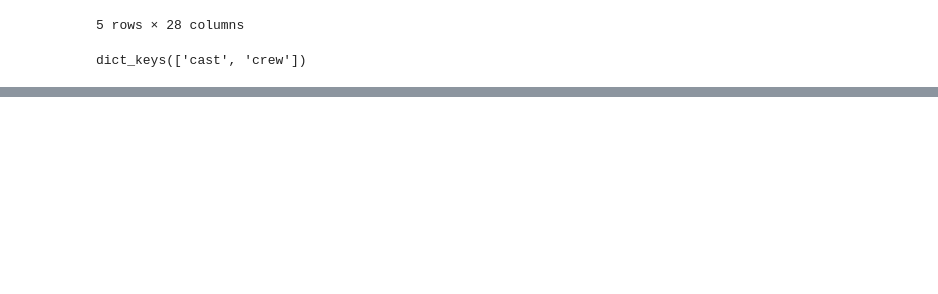
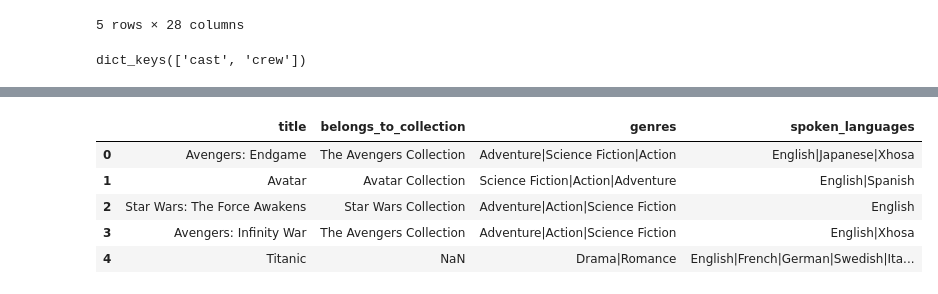
Before and after one commit to CasualLev/tmdb-movalyzer, a Jupyter notebook: notebooks/tmdb_analysis.ipynb, the cells around one changed output, grey strips where cells are left out. Saved outputs shown, nothing was run; the diff lists cells and outputs as text; code cells hidden in the pictures; blank space fills up the shorter version.

```diff
--- a/notebooks/tmdb_analysis.ipynb
+++ b/notebooks/tmdb_analysis.ipynb
@@ -147,0 +192,41 @@ dict_keys(['cast', 'crew'])
+# %%
+def extract_names(items, key="name", sep="|"):
+    """Turn a list of dicts into a 'sep'-joined string of the given key. Returns NaN if empty.
+    Strings (already-cleaned values) are returned unchanged, so rerunning is safe."""
+    if isinstance(items, str):
+        return items
+    if not isinstance(items, list) or len(items) == 0:
+        return np.nan
+    names = [d.get(key) for d in items if isinstance(d, dict) and d.get(key)]
+    return sep.join(names) if names else np.nan
+
+
+def extract_collection(value):
+    """Return the collection name from a dict, or NaN if the movie isn't in a collection.
+    Strings (already-cleaned values) are returned unchanged, so rerunning is safe."""
+    if isinstance(value, str):
+        return value
+    if isinstance(value, dict):
+        return value.get("name", np.nan)
+    return np.nan
+
+
+df["belongs_to_collection"] = df["belongs_to_collection"].apply(extract_collection)
+
+list_columns = {
+    "genres": "name",
+    "production_companies": "name",
+    "production_countries": "name",
+    "spoken_languages": "english_name",
+}
+for col, key in list_columns.items():
+    df[col] = df[col].apply(extract_names, key=key)
+
+df[["title", "belongs_to_collection", "genres", "spoken_languages"]].head()
+# %% [output]
+|  | title | belongs_to_collection | genres | spoken_languages |
+| 0 | Avengers: Endgame | The Avengers Collection | Adventure|Science Fiction|Action | English|Japanese|Xhosa |
+| 1 | Avatar | Avatar Collection | Science Fiction|Action|Adventure | English|Spanish |
+| 2 | Star Wars: The Force Awakens | Star Wars Collection | Adventure|Action|Science Fiction | English |
+| 3 | Avengers: Infinity War | The Avengers Collection | Adventure|Action|Science Fiction | English|Xhosa |
+| 4 | Titanic | NaN | Drama|Romance | English|French|German|Swedish|Ita... |
```
Also changed, not shown: parts of 28 cells of this notebook, 1 other file.
